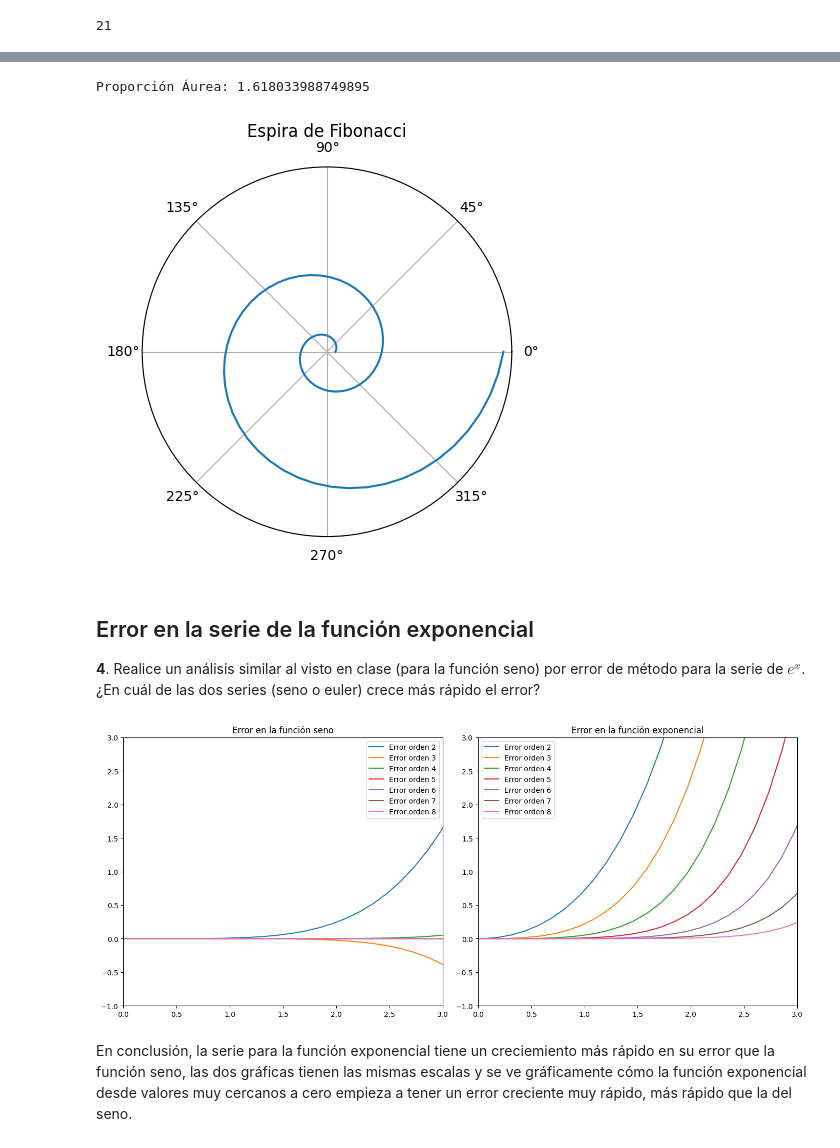
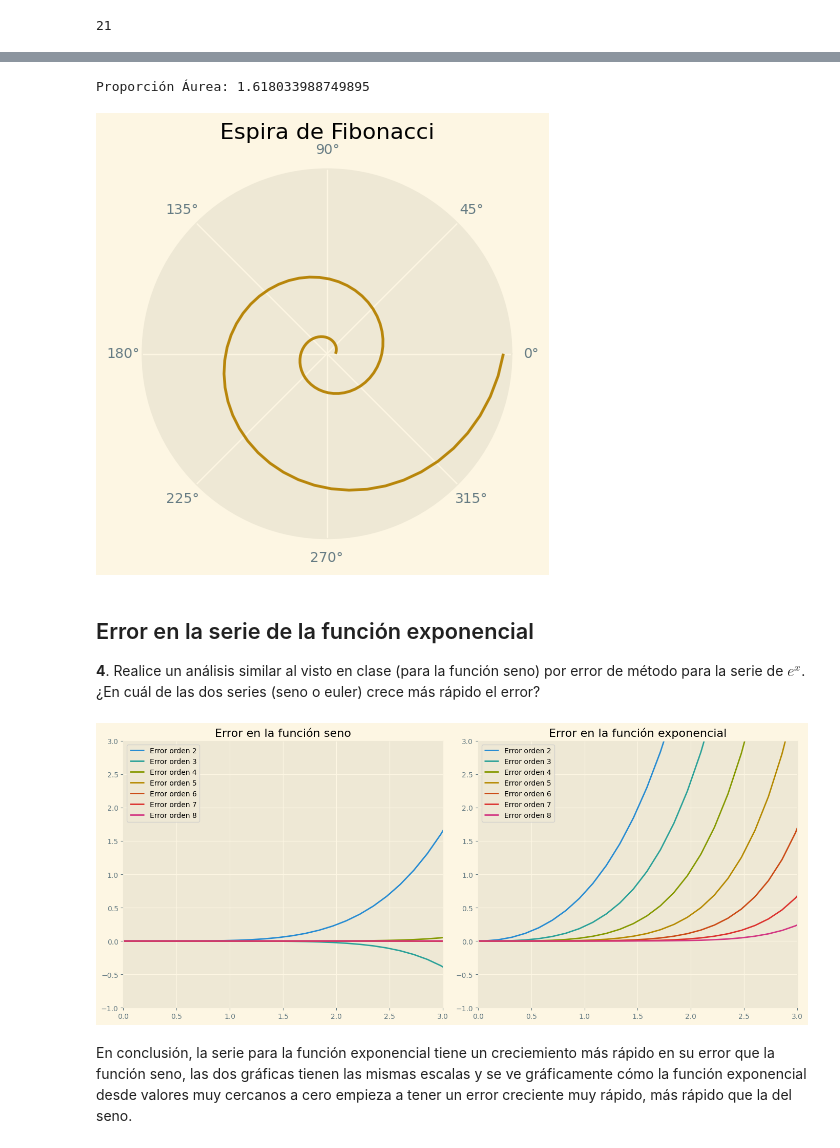
Before and after one commit to estivengrx/computational_methods_physics_astronomy, a Jupyter notebook: Workshops/taller_01_EstivenCastrillon.ipynb, the cells around one changed output, grey strips where cells are left out. Saved outputs shown, nothing was run; the diff lists cells and outputs as text; code cells hidden in the pictures.

```diff
--- a/Workshops/taller_01_EstivenCastrillon.ipynb
+++ b/Workshops/taller_01_EstivenCastrillon.ipynb
@@ -7,6 +7,8 @@ import random as rd
 import numpy as np
 import matplotlib.pyplot as plt
 import pandas as pd
+
+plt.style.use('Solarize_Light2')
 # %% [markdown]
 ## Problema del borracho en 2D
 **1** Realice el problema del borracho visto en clase, pero esta vez en dos dimensiones; es decir, que el desplazamiento se realice tanto en `x` como en `y` graficando la trayectoria del borracho.
@@ -193,7 +226,7 @@ def plot_fibonacci(secuencia: list[int]) -> None:
     radio = proporcion_aurea ** (angulos / np.pi)
 
     fig, ax = plt.subplots(subplot_kw={'projection': 'polar'})
-    ax.plot(angulos, radio, label="Espiral de Fibonacci")
+    ax.plot(angulos, radio, label="Espiral de Fibonacci", color='#B8860B')
     ax.set_rticks([])  # Eliminar las etiquetas radiales
     ax.grid(True)
 
@@ -203,7 +236,7 @@ def plot_fibonacci(secuencia: list[int]) -> None:
 plot_fibonacci([fibonacci(n) for n in range(1, 100)])
 # %% [output]
 Proporción Áurea: 1.618033988749895
-[figure, old version]
+[figure, new version]
 # %% [markdown]
 ## Error en la serie de la función exponencial
 **4**. Realice un análisis similar al visto en clase (para la función seno) por error de método para la serie de $e^x$. ¿En cuál de las dos series (seno o euler) crece más rápido el error?
@@ -263,34 +296,35 @@ def plot_error(ax, func_vectorizada, func_numpy, x: np.array, ordenes: list[int]
 
     # Calcular y graficar el error para cada orden
     for orden in ordenes:
         y_orden = func_vectorizada(x, orden=orden)
         ax.plot(x, y - y_orden, label=f'Error orden {orden}')
 
     # Establecer los límites de la gráfica
     ax.set_xlim([0,3])
     ax.set_ylim([-1,3])
 
     ax.legend()
+    ax.legend(loc='upper left')
     ax.set_title(title)
 
 # Definir los valores de x y los órdenes
 x = np.linspace(-2 * np.pi, 2 * np.pi, 100)
 ordenes = [2, 3, 4, 5, 6, 7, 8]
 
 # Vectorizar las funciones seno y exponencial
 seno_vectorizado = np.vectorize(seno, excluded=['orden'])
 exponencial_vectorizada = np.vectorize(exponencial, excluded=['orden'])
 
 fig, axs = plt.subplots(1, 2, figsize=(14, 6))
 
 # Graficar el error para las funciones seno y exponencial
 plot_error(axs[0], seno_vectorizado, np.sin, x, ordenes, 'Error en la función seno')
 plot_error(axs[1], exponencial_vectorizada, np.exp, x, ordenes, 'Error en la función exponencial')
 
 plt.tight_layout()
 plt.show()
 # %% [output]
-[figure, old version]
+[figure, new version]
 # %% [markdown]
 En conclusión, la serie para la función exponencial tiene un creciemiento más rápido en su error que la función seno, las dos gráficas tienen las mismas escalas y se ve gráficamente cómo la función exponencial desde valores muy cercanos a cero empieza a tener un error creciente muy rápido, más rápido que la del seno.
 # %% [markdown]
```
Also changed, not shown: parts of 6 cells of this notebook.
